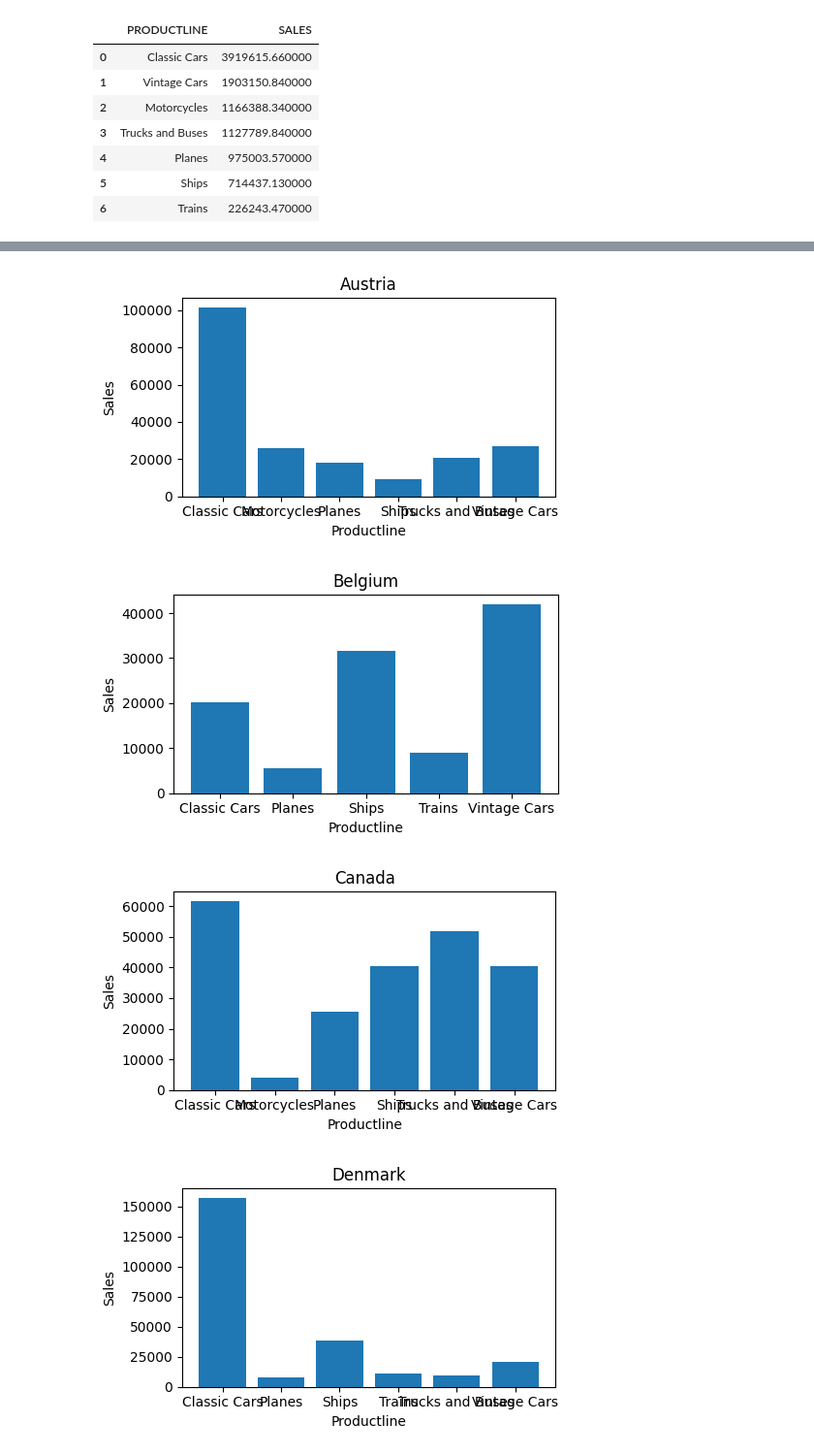
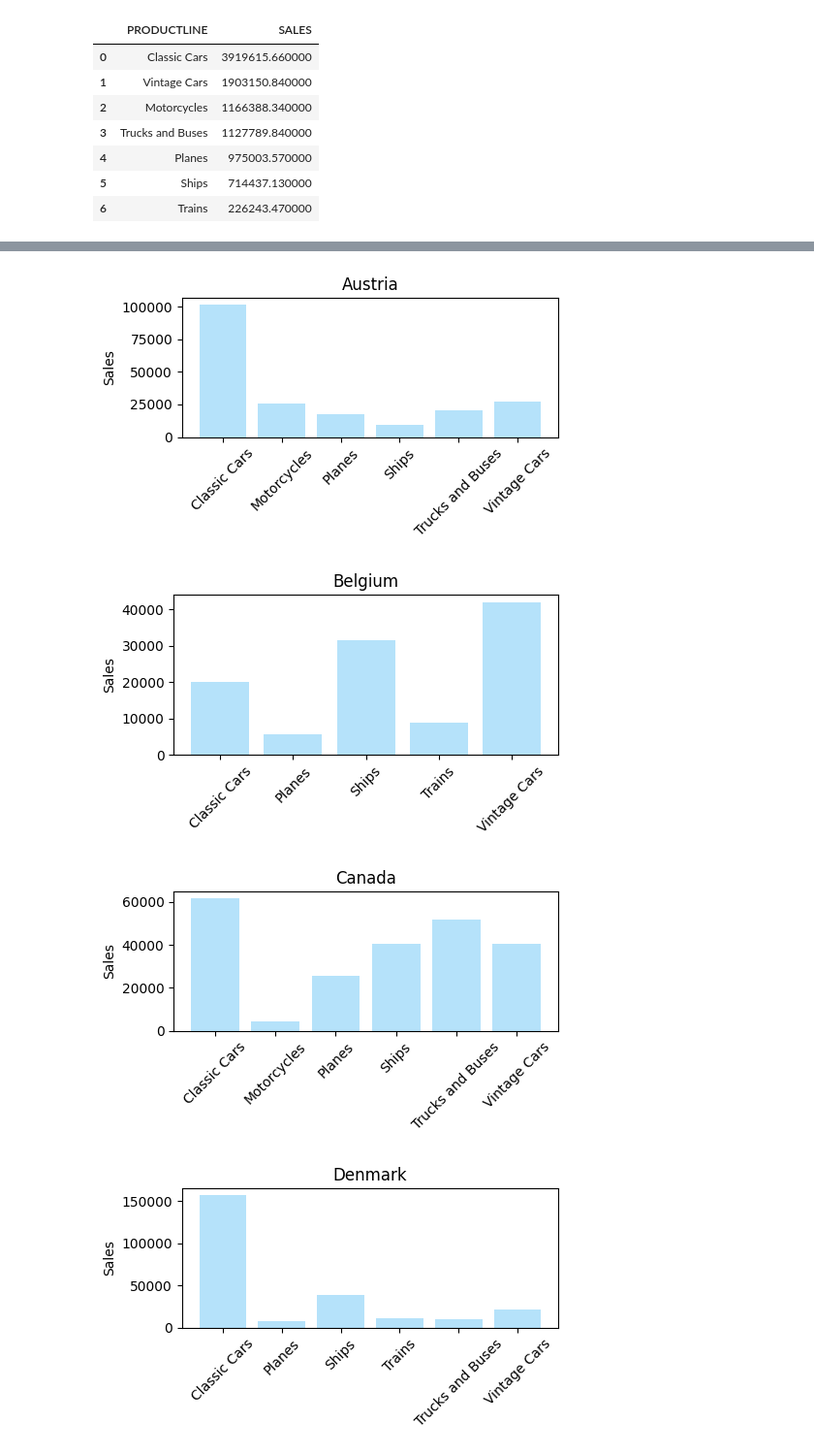
Before and after one commit to nh-adorie/learning_python, a Jupyter notebook: data/vehicles.ipynb, the cells around one changed output, grey strips where cells are left out. Shown at 97% size. Saved outputs shown, nothing was run; the diff lists cells and outputs as text; code cells hidden in the pictures.

```diff
--- a/data/vehicles.ipynb
+++ b/data/vehicles.ipynb
@@ -29,7 +31,7 @@ raw = pd.read_csv(
 # %%
 # Drop unnecessary columns
 
-to_drop = ['ADDRESSLINE1','ADDRESSLINE2','STATE','POSTALCODE','TERRITORY','PHONE','CONTACTLASTNAME','CONTACTFIRSTNAME']
+to_drop = ['ADDRESSLINE1','ADDRESSLINE2','STATE','POSTALCODE','TERRITORY','PHONE','CONTACTLASTNAME','CONTACTFIRSTNAME','ORDERLINENUMBER','MSRP','PRODUCTCODE']
 raw = raw.drop(to_drop, axis = 1)
 # %%
 # Change data type of ORDERDATE to datetime type
@@ -263,11 +249,14 @@ for country in lines_countries['COUNTRY'].unique():
   sales = data['SALES']
 
   plt.figure(figsize=(5, 3))
-  plt.bar(lines, sales)
+  plt.bar(
+      lines,
+      sales,
+      color = "#B5E2FA")
 
   plt.title(country)
-  plt.xlabel('Productline')
   plt.ylabel('Sales')
+  plt.xticks(rotation = 45)
 
   plt.tight_layout()
   plt.show()
@@ -276,4 +265,4 @@ for country in lines_countries['COUNTRY'].unique():
-[figure, old version]
+[figure, new version]
-[figure, old version]
+[figure, new version]
-[figure, old version]
+[figure, new version]
-[figure, old version]
+[figure, new version]
```
Also changed, not shown: parts of 10 cells of this notebook.
